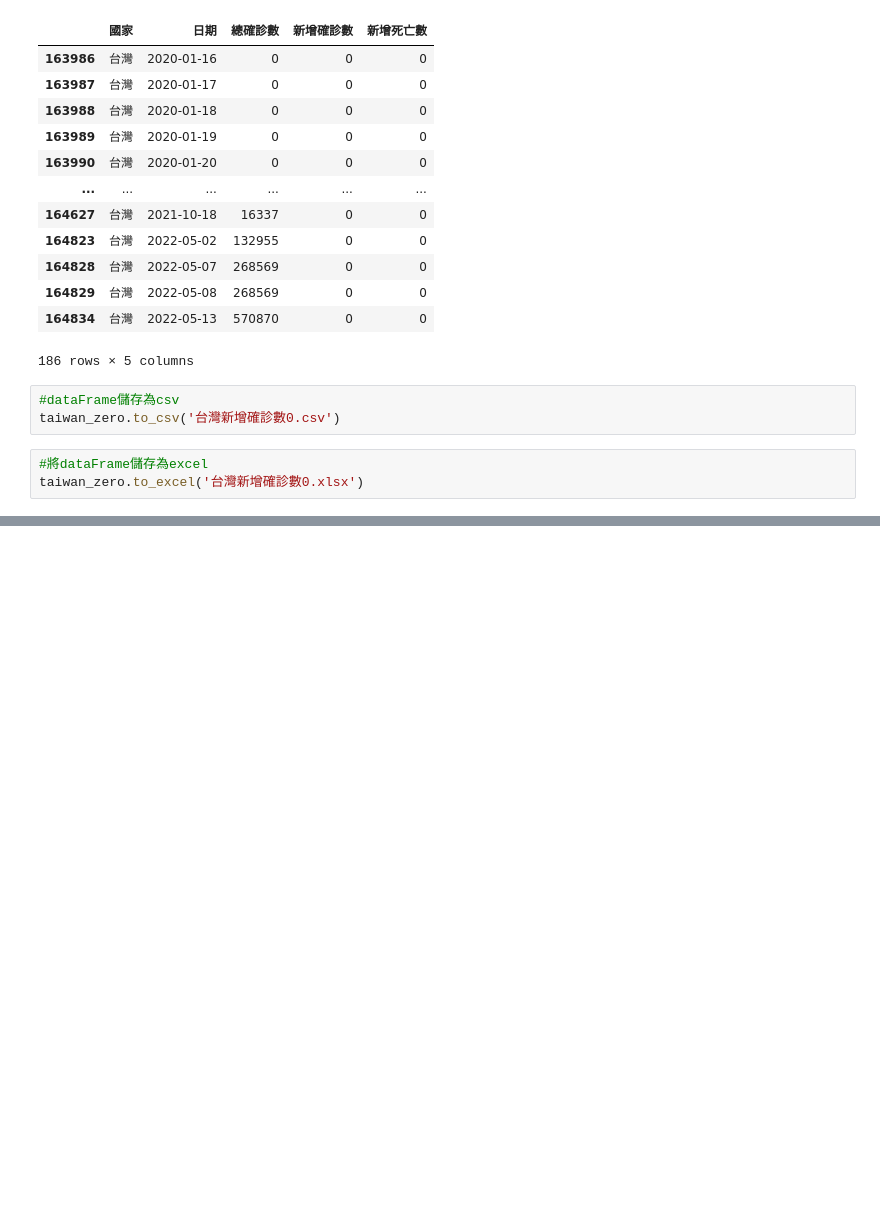
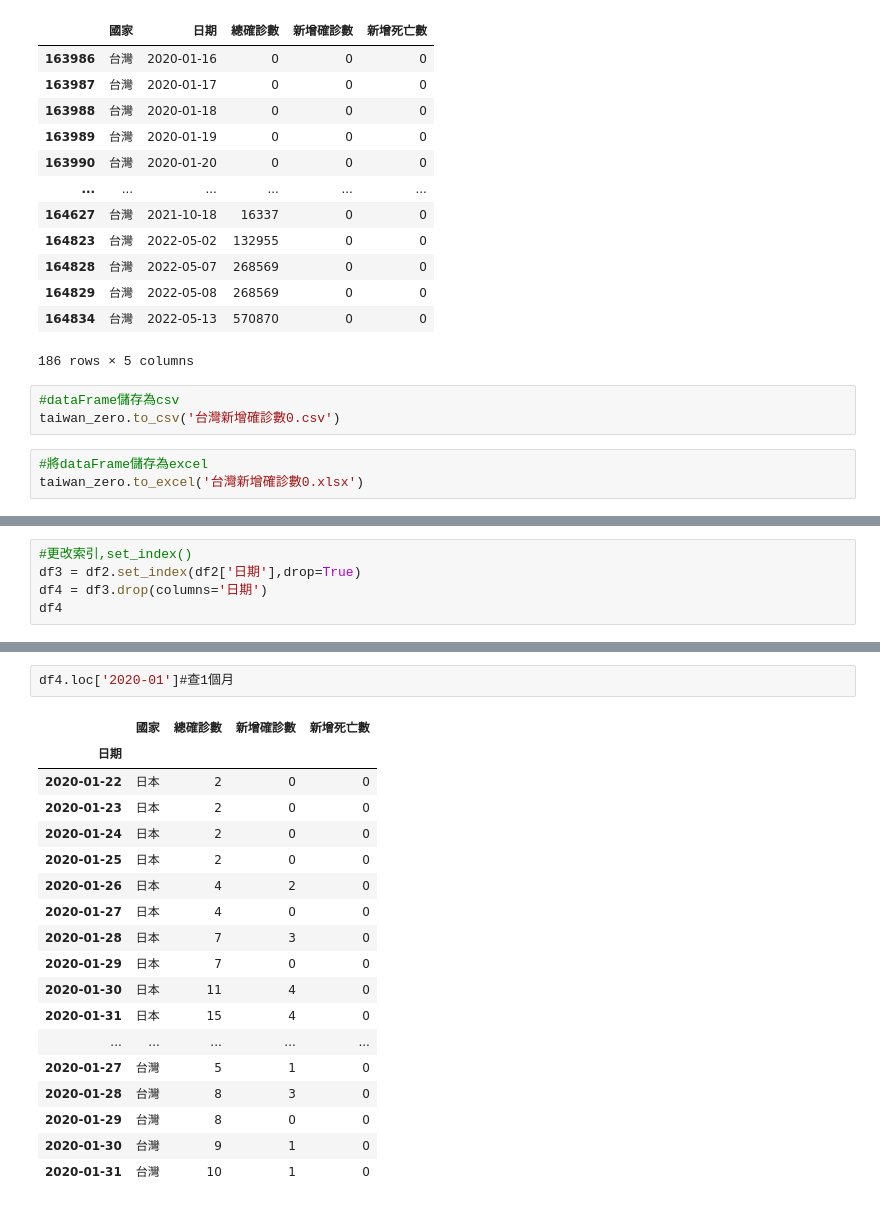
Before and after one commit to lansj0221/2024_2_20_2_4, a Jupyter notebook: lesson17/lesson17_1.ipynb, the cells around one changed output, grey strips where cells are left out. Saved outputs shown, nothing was run; the diff lists cells and outputs as text; blank space fills up the shorter version.

```diff
--- a/lesson17/lesson17_1.ipynb
+++ b/lesson17/lesson17_1.ipynb
@@ -74,0 +156,5 @@ taiwan_zero.to_excel('台灣新增確診數0.xlsx')
+# %%
+#更改索引,set_index()
+df3 = df2.set_index(df2['日期'],drop=True)
+df4 = df3.drop(columns='日期')
+df4
@@ -74,0 +183,21 @@ taiwan_zero.to_excel('台灣新增確診數0.xlsx')
+# %%
+df4.loc['2020-01']#查1個月
+# %% [output]
+|  | 國家 | 總確診數 | 新增確診數 | 新增死亡數 |
+| 日期 |  |  |  |  |
+| 2020-01-22 | 日本 | 2 | 0 | 0 |
+| 2020-01-23 | 日本 | 2 | 0 | 0 |
+| 2020-01-24 | 日本 | 2 | 0 | 0 |
+| 2020-01-25 | 日本 | 2 | 0 | 0 |
+| 2020-01-26 | 日本 | 4 | 2 | 0 |
+| 2020-01-27 | 日本 | 4 | 0 | 0 |
+| 2020-01-28 | 日本 | 7 | 3 | 0 |
+| 2020-01-29 | 日本 | 7 | 0 | 0 |
+| 2020-01-30 | 日本 | 11 | 4 | 0 |
+| 2020-01-31 | 日本 | 15 | 4 | 0 |
+| ... | ... | ... | ... | ... |
+| 2020-01-27 | 台灣 | 5 | 1 | 0 |
+| 2020-01-28 | 台灣 | 8 | 3 | 0 |
+| 2020-01-29 | 台灣 | 8 | 0 | 0 |
+| 2020-01-30 | 台灣 | 9 | 1 | 0 |
+| 2020-01-31 | 台灣 | 10 | 1 | 0 |
```
Also changed, not shown: parts of 8 cells of this notebook, 1 other file.
